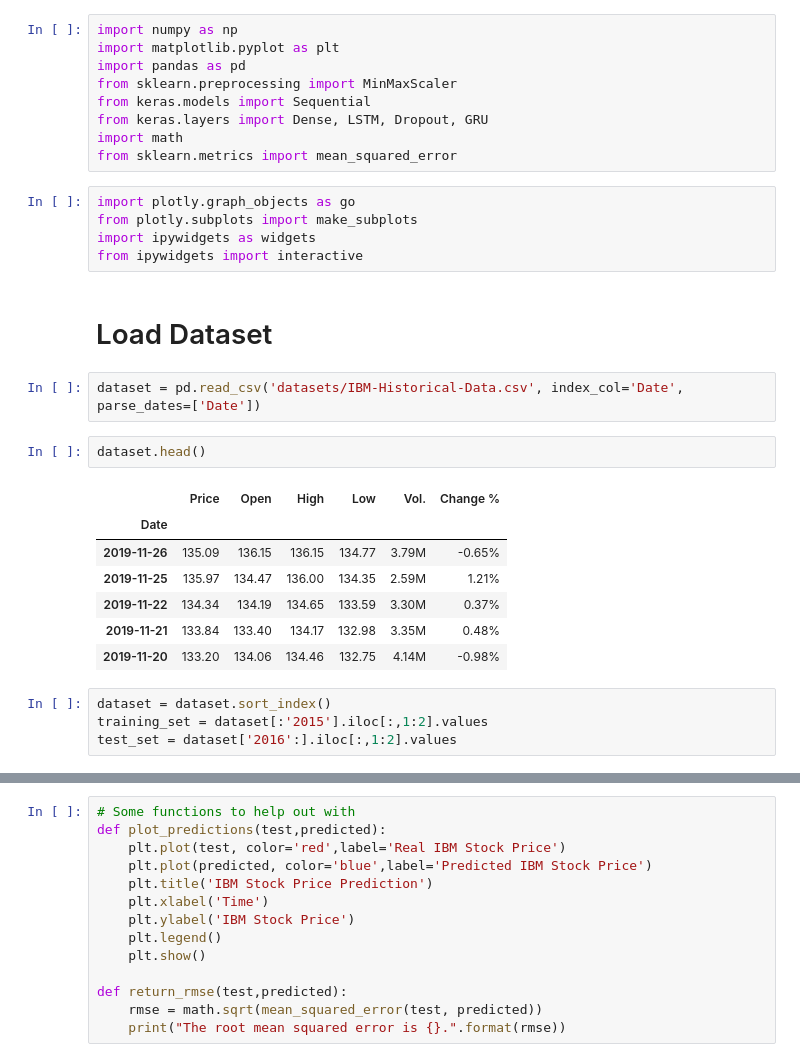
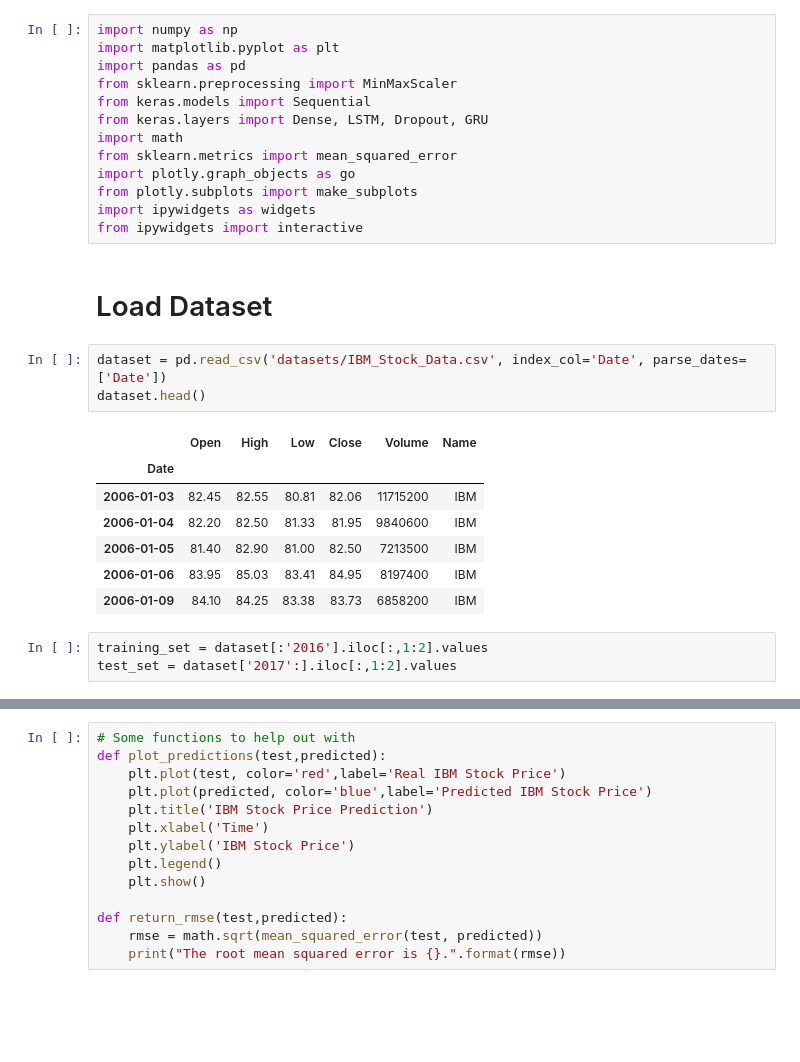
Before and after one commit to salamnocap/ml-book-gru, a Jupyter notebook: gru_ibm_stock.ipynb, the cells around one changed output, grey strips where cells are left out. Cells and saved outputs as stored; diff of their text form; blank space fills up the shorter version.

```diff
--- a/gru_ibm_stock.ipynb
+++ b/gru_ibm_stock.ipynb
@@ -7,27 +7,24 @@ from keras.models import Sequential
 from keras.layers import Dense, LSTM, Dropout, GRU
 import math
 from sklearn.metrics import mean_squared_error
+import plotly.graph_objects as go
+from plotly.subplots import make_subplots
+import ipywidgets as widgets
+from ipywidgets import interactive
-# %%
-import plotly.graph_objects as go
-from plotly.subplots import make_subplots
-import ipywidgets as widgets
-from ipywidgets import interactive
 # %% [markdown]
 # Load Dataset
 # %%
-dataset = pd.read_csv('datasets/IBM-Historical-Data.csv', index_col='Date', parse_dates=['Date'])
+dataset = pd.read_csv('datasets/IBM_Stock_Data.csv', index_col='Date', parse_dates=['Date'])
+dataset.head()
+# %% [output]
+|  | Open | High | Low | Close | Volume | Name |
+| Date |  |  |  |  |  |  |
+| 2006-01-03 | 82.45 | 82.55 | 80.81 | 82.06 | 11715200 | IBM |
+| 2006-01-04 | 82.20 | 82.50 | 81.33 | 81.95 | 9840600 | IBM |
+| 2006-01-05 | 81.40 | 82.90 | 81.00 | 82.50 | 7213500 | IBM |
+| 2006-01-06 | 83.95 | 85.03 | 83.41 | 84.95 | 8197400 | IBM |
+| 2006-01-09 | 84.10 | 84.25 | 83.38 | 83.73 | 6858200 | IBM |
-# %%
-dataset.head()
-# %% [output]
-|  | Price | Open | High | Low | Vol. | Change % |
-| Date |  |  |  |  |  |  |
-| 2019-11-26 | 135.09 | 136.15 | 136.15 | 134.77 | 3.79M | -0.65% |
-| 2019-11-25 | 135.97 | 134.47 | 136.00 | 134.35 | 2.59M | 1.21% |
-| 2019-11-22 | 134.34 | 134.19 | 134.65 | 133.59 | 3.30M | 0.37% |
-| 2019-11-21 | 133.84 | 133.40 | 134.17 | 132.98 | 3.35M | 0.48% |
-| 2019-11-20 | 133.20 | 134.06 | 134.46 | 132.75 | 4.14M | -0.98% |
 # %%
-dataset = dataset.sort_index()
-training_set = dataset[:'2015'].iloc[:,1:2].values
-test_set = dataset['2016':].iloc[:,1:2].values
+training_set = dataset[:'2016'].iloc[:,1:2].values
+test_set = dataset['2017':].iloc[:,1:2].values
 # %%
```
Also changed, not shown: parts of 21 cells of this notebook, 4 other files.
